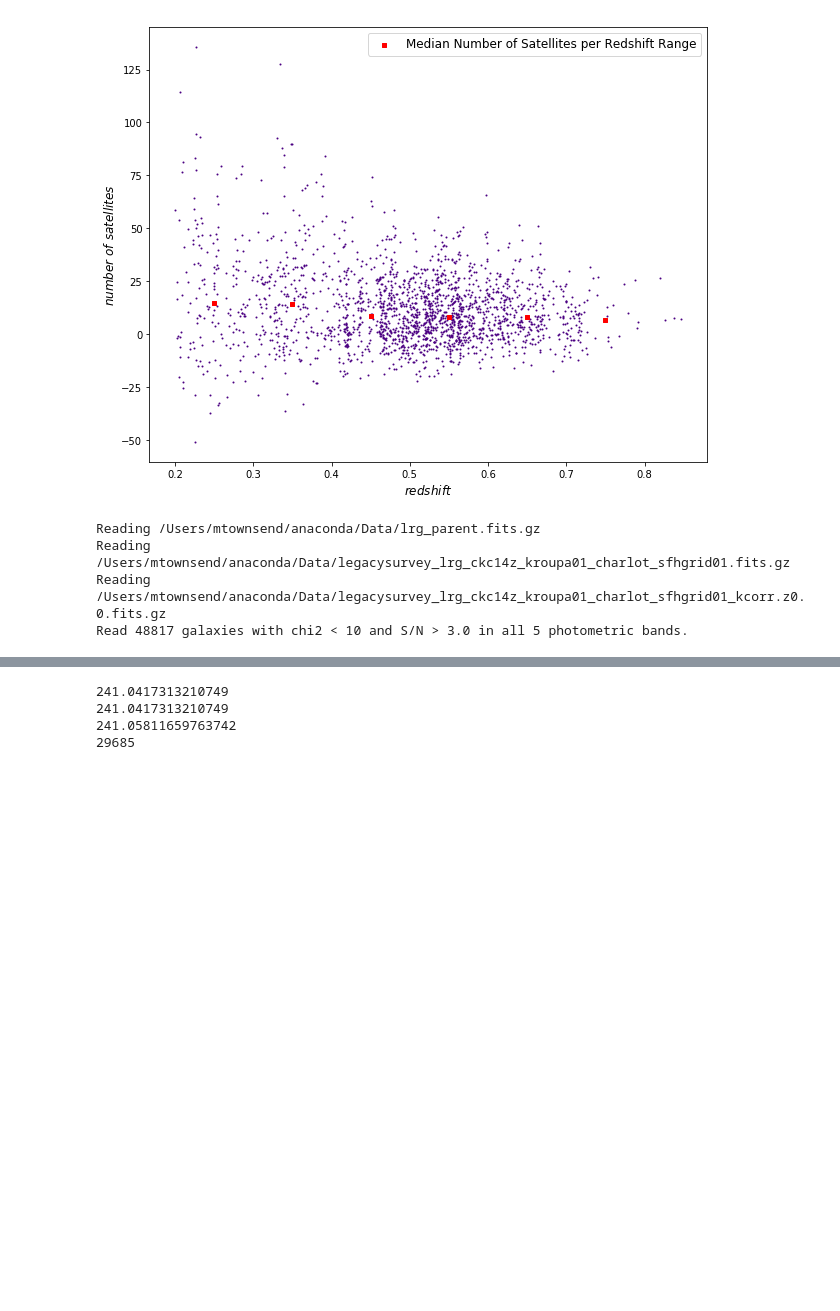
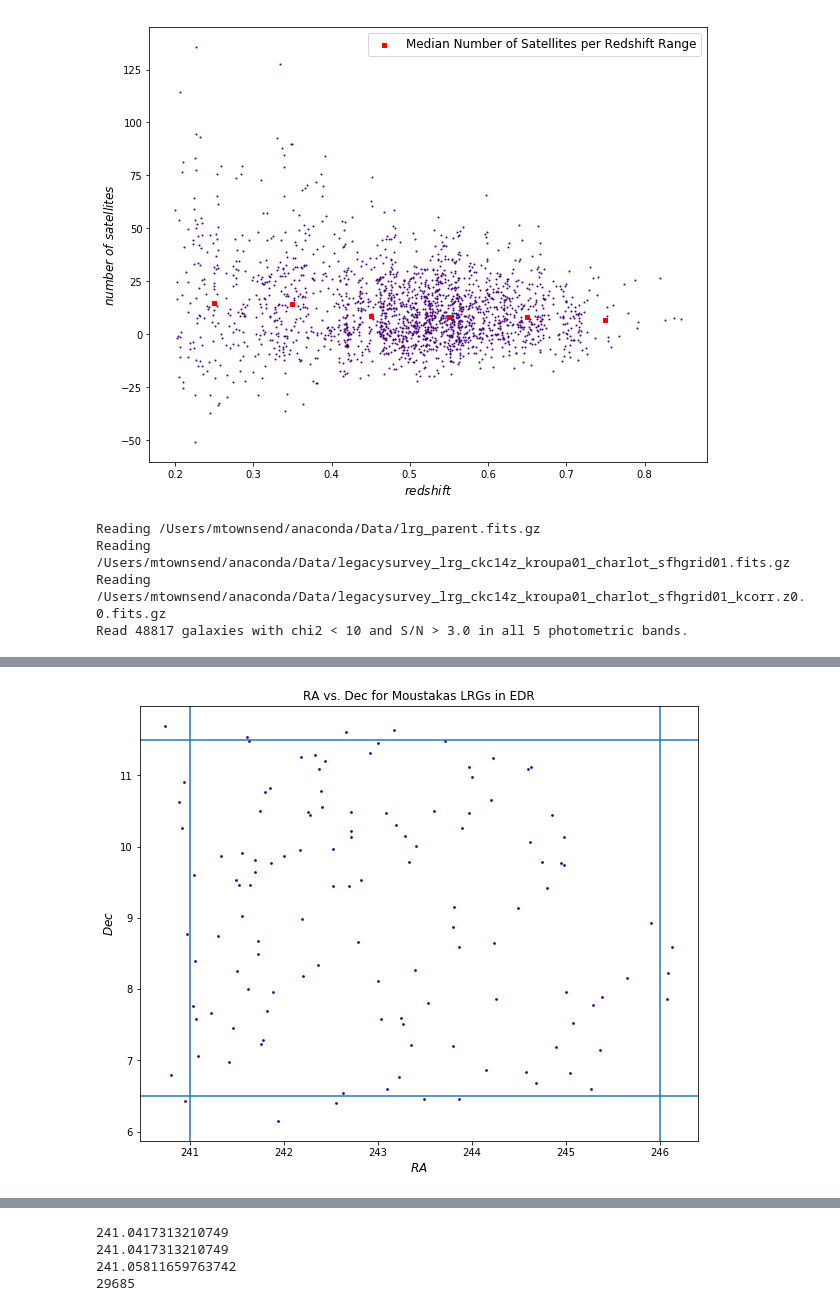
Before and after one commit to metownsend/LRG-Sats, a Jupyter notebook: statSub_modules.ipynb, the cells around one changed output, grey strips where cells are left out. Saved outputs shown, nothing was run; the diff lists cells and outputs as text; code cells hidden in the pictures; blank space fills up the shorter version.

```diff
--- a/statSub_modules.ipynb
+++ b/statSub_modules.ipynb
@@ -995,6 +1015,35 @@ print(len(idx))
 
 mass_LRG = mass_MOUS[idx]
 print(len(mass_LRG))
+
+unique_idx = np.unique(idx, return_index=False, return_inverse=False, return_counts=False)
+
+
+
+maggies_match = maggies[np.where((ra_MOUS >= 241) & (ra_MOUS <= 246) & (dec_MOUS >= 6.5) & (dec_MOUS <= 11.5))]
+print(len(maggies_match))
+print(maggies_match[0])
+print(maggies_match[0][0])
+
+mag_MOUS = 22.5 - 2.5 * np.log10(maggies_match*10**9.)
+print(len(mag_MOUS))
+print(mag_MOUS[0])
+
+gmag_MOUS = []
+rmag_MOUS = []
+zmag_MOUS = []
+for i in range(len(mag_MOUS)):
+    gmag_MOUS.append(mag_MOUS[i][0])
+    rmag_MOUS.append(mag_MOUS[i][1])
+    zmag_MOUS.append(mag_MOUS[i][2])
+
+print(gmag_MOUS[0])
+print(rmag_MOUS[0])
+print(zmag_MOUS[0])
+grcolor_MOUS = np.array(gmag_MOUS) - np.array(rmag_MOUS)
+rzcolor_MOUS = np.array(rmag_MOUS) - np.array(zmag_MOUS)
+print(len(grcolor_MOUS))
+print(len(rzcolor_MOUS))
 # %% [output]
 1983
 1983
@@ -1001,0 +1061,16 @@ print(len(mass_LRG))
+# %%
+# plt.scatter(ra_MOUS[np.where((ra_MOUS >= 241) & (ra_MOUS <= 246) & (dec_MOUS >= 6.5) & (dec_MOUS <= 11.5))], dec_MOUS[np.where((ra_MOUS >= 241) & (ra_MOUS <= 246) & (dec_MOUS >= 6.5) & (dec_MOUS <= 11.5))], s=3, c='indigo')
+plt.scatter(ra_MOUS[unique_idx], dec_MOUS[unique_idx], s=3, c='indigo')
+# plt.scatter(ra_LRG, dec_LRG, s=1, c='red')
+plt.xlabel(r'$RA$', fontsize=12)
+plt.ylabel(r'$Dec$', fontsize=12)
+plt.axvline(x=241)
+plt.axvline(x=246)
+plt.axhline(y=6.5)
+plt.axhline(y=11.5)
+plt.title("RA vs. Dec for Moustakas LRGs in EDR")
+# plt.legend(loc='upper right', prop={'size': 12})
+plt.savefig('/Users/mtownsend/Desktop/unique-idx_MOUS.jpeg')
+plt.show()
+# %% [output]
+[figure, added]
```
Also changed, not shown: parts of 4 cells of this notebook.
